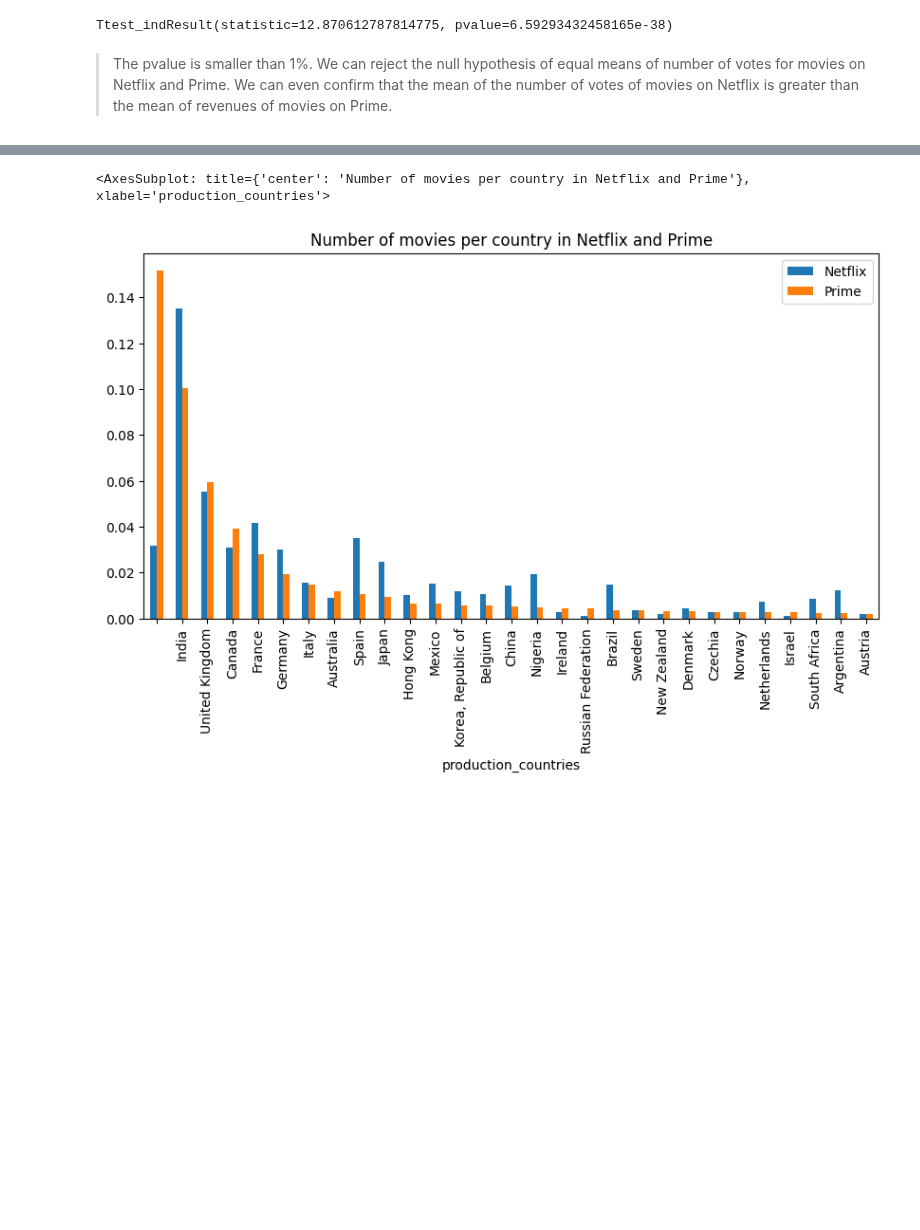
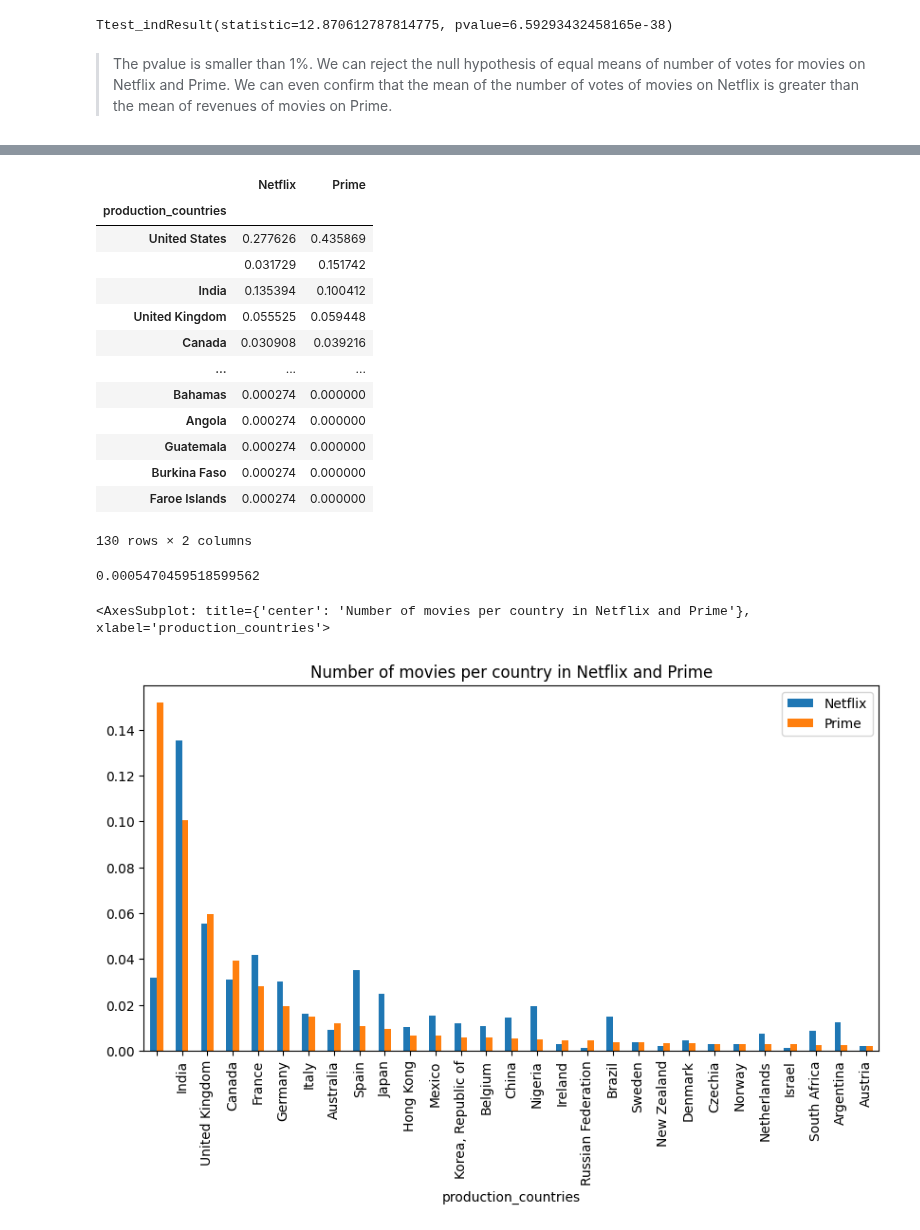
Before and after one commit to epfl-ada/ada-2022-project-lad3k, a Jupyter notebook: milestone3_part1.ipynb, the cells around one changed output, grey strips where cells are left out. Cells and saved outputs as stored; diff of their text form; code cells hidden in the pictures; blank space fills up the shorter version.

```diff
--- a/milestone3_part1.ipynb
+++ b/milestone3_part1.ipynb
@@ -436,4 +436,26 @@ fig = px.scatter_geo(df_prod_countrie, locations="production_countries", color="
 fig.show()
 
 #fig.write_html("worldmap.html")
+# %%
+df_prod_countrie
+# %% [output]
+|  | Netflix | Prime |
+| production_countries |  |  |
+| United States | 0.277626 | 0.435869 |
+|  | 0.031729 | 0.151742 |
+| India | 0.135394 | 0.100412 |
+| United Kingdom | 0.055525 | 0.059448 |
+| Canada | 0.030908 | 0.039216 |
+| ... | ... | ... |
+| Bahamas | 0.000274 | 0.000000 |
+| Angola | 0.000274 | 0.000000 |
+| Guatemala | 0.000274 | 0.000000 |
+| Burkina Faso | 0.000274 | 0.000000 |
+| Faroe Islands | 0.000274 | 0.000000 |
+130 rows × 2 columns
+# %%
+test = (df_prod_countrie['Netflix'],)
+bootstrap(test, np.median, method='percentile').confidence_interval.low
+# %% [output]
+0.0005470459518599562
 # %%
```
Also changed, not shown: parts of 4 cells of this notebook.
